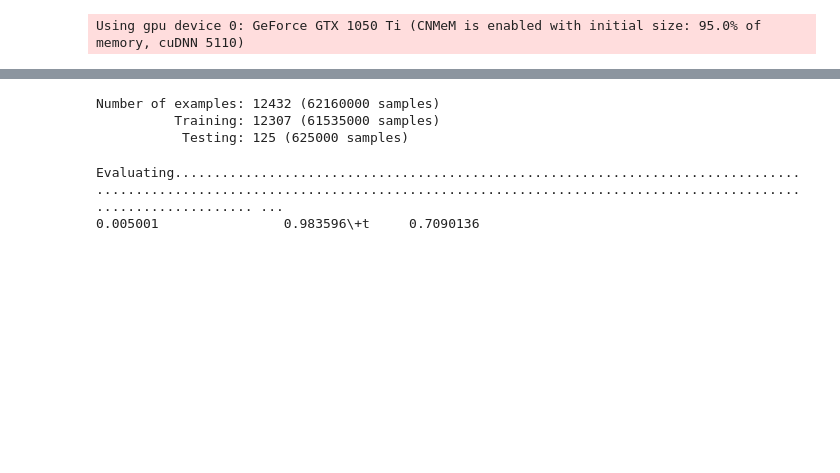
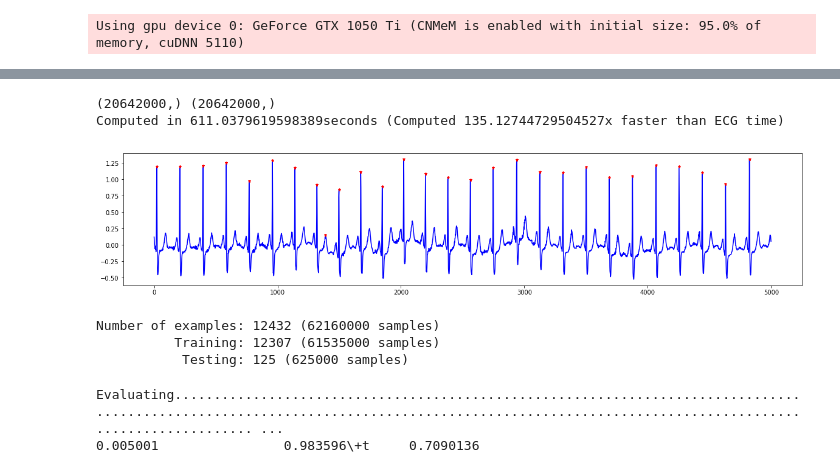
Before and after one commit to Dubrzr/mimic, a Jupyter notebook: DNN Rpeak Lasagne Evaluator.ipynb, the cells around one changed output, grey strips where cells are left out. Saved outputs shown, nothing was run; the diff lists cells and outputs as text; code cells hidden in the pictures; blank space fills up the shorter version.

```diff
--- a/DNN Rpeak Lasagne Evaluator.ipynb
+++ b/DNN Rpeak Lasagne Evaluator.ipynb
@@ -97,0 +224,25 @@ Model shape:
+# %%
+print(x.shape, y.shape)
+best_peaks_idxs = compute_best_peak(signal=x, rpeaks=y, min_gap=params['min_gap'], max_gap=params['max_gap'], threshold=0.99)
+elapsed_secs = time.time() - t1
+example_secs = x.shape[0]/fs
+print('Computed in {}seconds (Computed {}x faster than ECG time)'.format(elapsed_secs, example_secs/elapsed_secs))
+# %% [output]
+(20642000,) (20642000,)
+Computed in 611.0379619598389seconds (Computed 135.12744729504527x faster than ECG time)
+# %%
+def disp_range(x, y, ann, lb, ub, threshold):
+    x = x[lb:ub]
+    y = y[lb:ub]
+    cardiologist_idxs = ann.annsamp[numpy.where(numpy.logical_and(lb<=ann.annsamp, ann.annsamp<=ub))]
+    best_peaks_idxs = compute_best_peak(signal=x, rpeaks=y, min_gap=params['min_gap'], max_gap=params['max_gap'], threshold=threshold)
+    best_peaks_vals = x[best_peaks_idxs]
+    plt.figure(figsize=(20, 4))
+    plt.plot(x, 'b')
+    plt.plot(best_peaks_idxs, best_peaks_vals, 'r*', markersize=5)
+    plt.show()
+
+m = 999
+disp_range(x, y, ann, m*5000, (m+1)*5000, 0.99)
+# %% [output]
+[figure, added]
```
Also changed, not shown: parts of 10 cells of this notebook, 15 other files.
